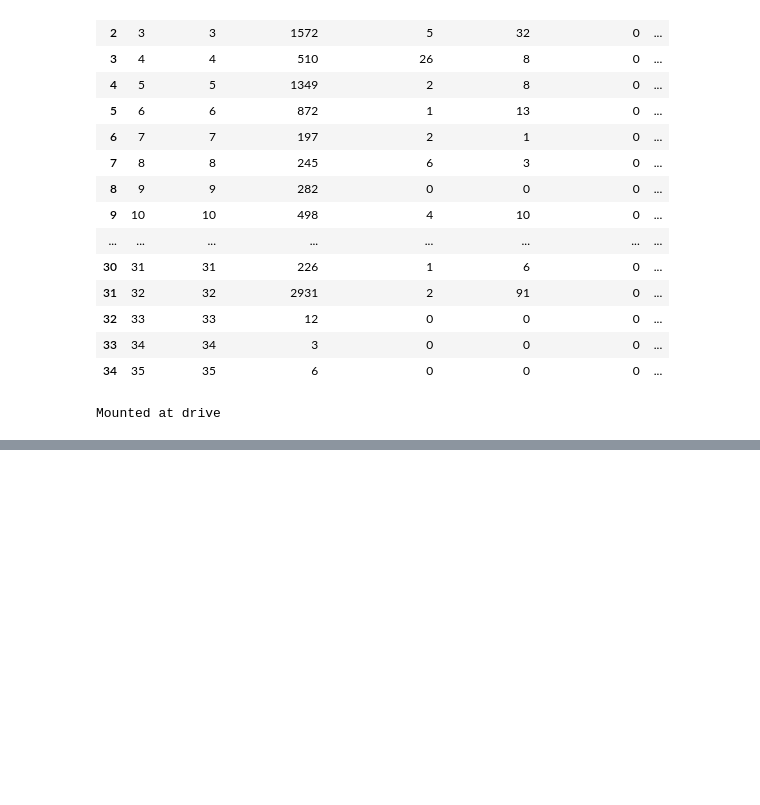
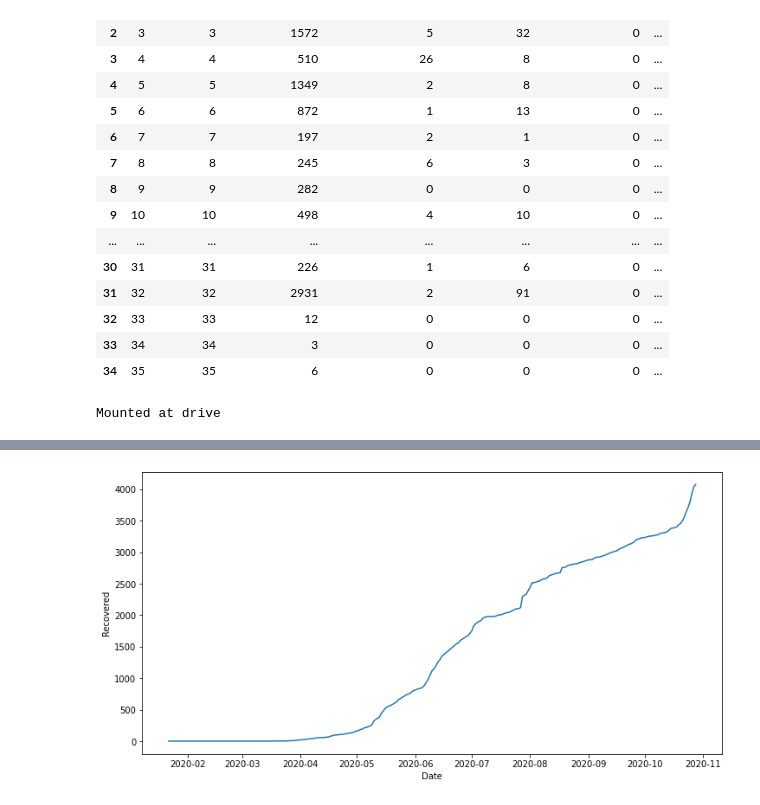
Before and after one commit to sathsaraRasantha/COVID-19_Predictive_Analysis, a Jupyter notebook: Covid_19.ipynb, the cells around one changed output, grey strips where cells are left out. Saved outputs shown, nothing was run; the diff lists cells and outputs as text; code cells hidden in the pictures; blank space fills up the shorter version.

```diff
--- a/Covid_19.ipynb
+++ b/Covid_19.ipynb
@@ -48,0 +171,5 @@ df.to_csv('data.csv')
+# %%
+fig, ax = plt.subplots(figsize = (12,6))
+fig = sns.lineplot(x = "Date", y = "Recovered", data =sl_df)
+# %% [output]
+[figure, added]
```
Also changed, not shown: parts of 9 cells of this notebook.
